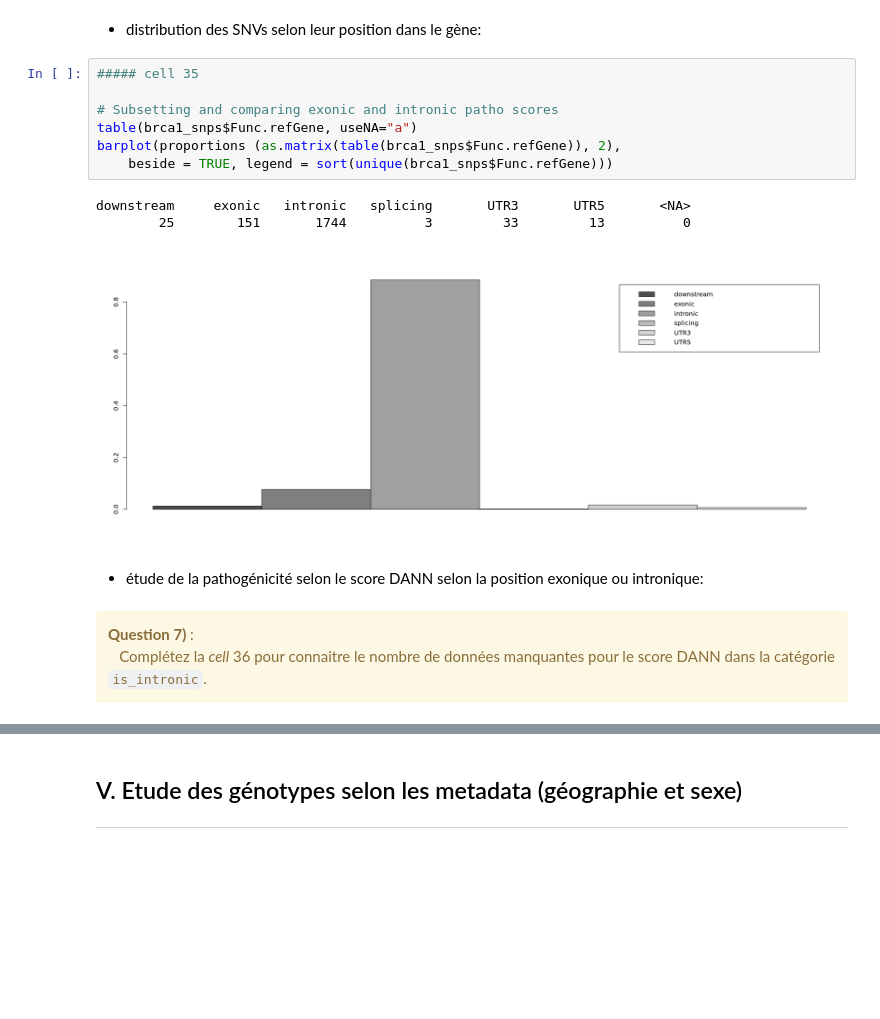
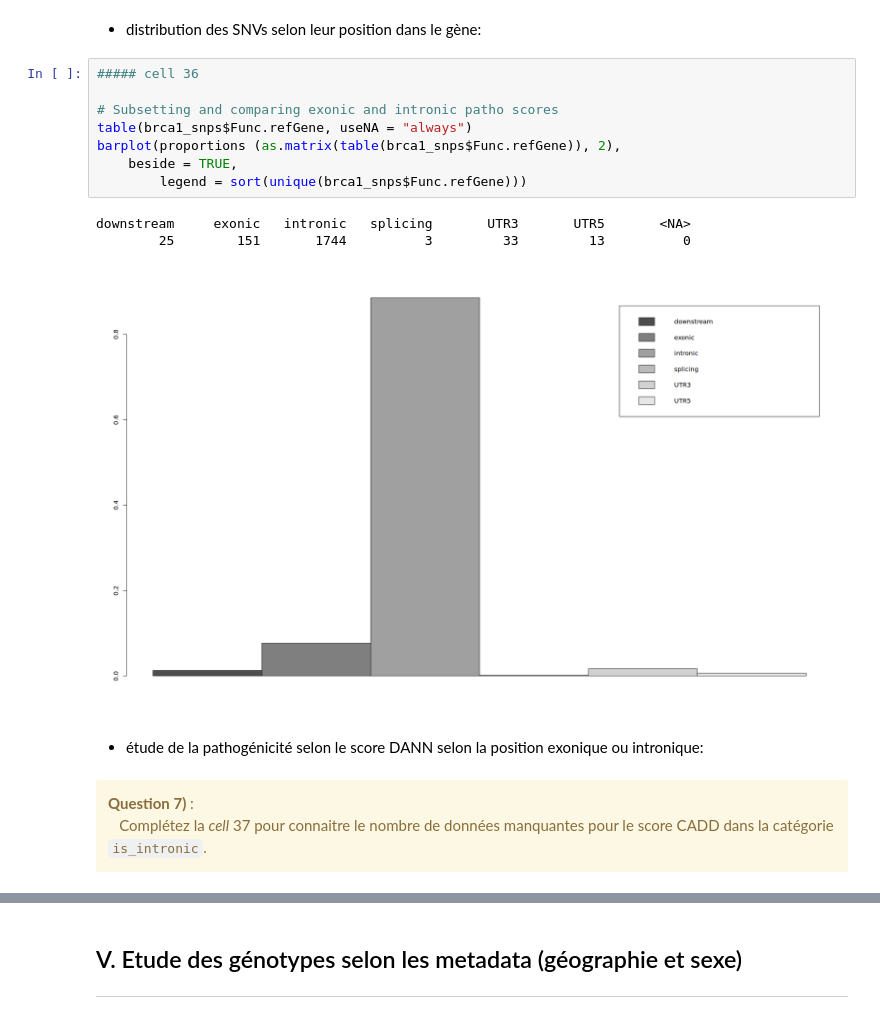
Before and after one commit to CVandiedonck/mineure_ue3, a Jupyter notebook: micro_projet_biostats-teachers.ipynb, the cells around one changed output, grey strips where cells are left out. Saved outputs shown, nothing was run; the diff lists cells and outputs as text; blank space fills up the shorter version.

```diff
--- a/micro_projet_biostats-teachers.ipynb
+++ b/micro_projet_biostats-teachers.ipynb
@@ -717,22 +933,23 @@ Les analyses suivantes visent à déterminer s'il existe une différence de path
 # %% [markdown]
 - distribution des SNVs selon leur position dans le gène:
 # %%
-##### cell 35
+##### cell 36
 
 # Subsetting and comparing exonic and intronic patho scores
-table(brca1_snps$Func.refGene, useNA="a")
+table(brca1_snps$Func.refGene, useNA = "always")
 barplot(proportions (as.matrix(table(brca1_snps$Func.refGene)), 2),
-    beside = TRUE, legend = sort(unique(brca1_snps$Func.refGene)))
+    beside = TRUE,
+        legend = sort(unique(brca1_snps$Func.refGene)))
 # %% [output]
 downstream     exonic   intronic   splicing       UTR3       UTR5       <NA>
         25        151       1744          3         33         13          0
-[figure, old version]
+[figure, new version]
 # %% [markdown]
 - étude de la pathogénicité selon le score DANN selon la position exonique ou intronique:
 # %% [markdown]
 <div class="alert alert-warning">
     <b>Question 7) </b>:
     <br>
-    &emsp;Complétez la <i>cell</i> 36 pour connaitre le nombre de données manquantes pour le score DANN  dans la catégorie <code>is_intronic</code>.
+    &emsp;Complétez la <i>cell</i> 37 pour connaitre le nombre de données manquantes pour le score CADD  dans la catégorie <code>is_intronic</code>.
 </div>
 # %%
```
Also changed, not shown: parts of 70 cells of this notebook, 5 other files.
